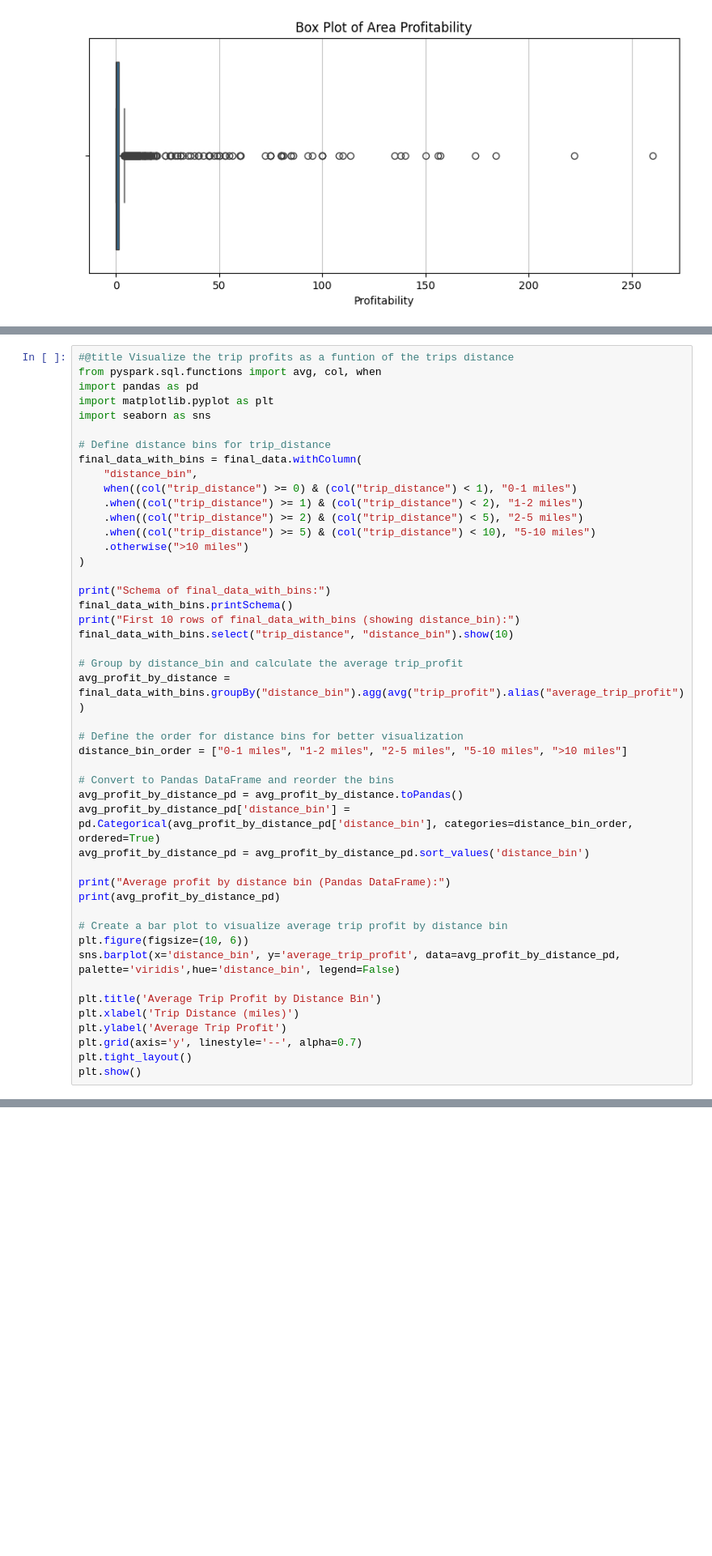
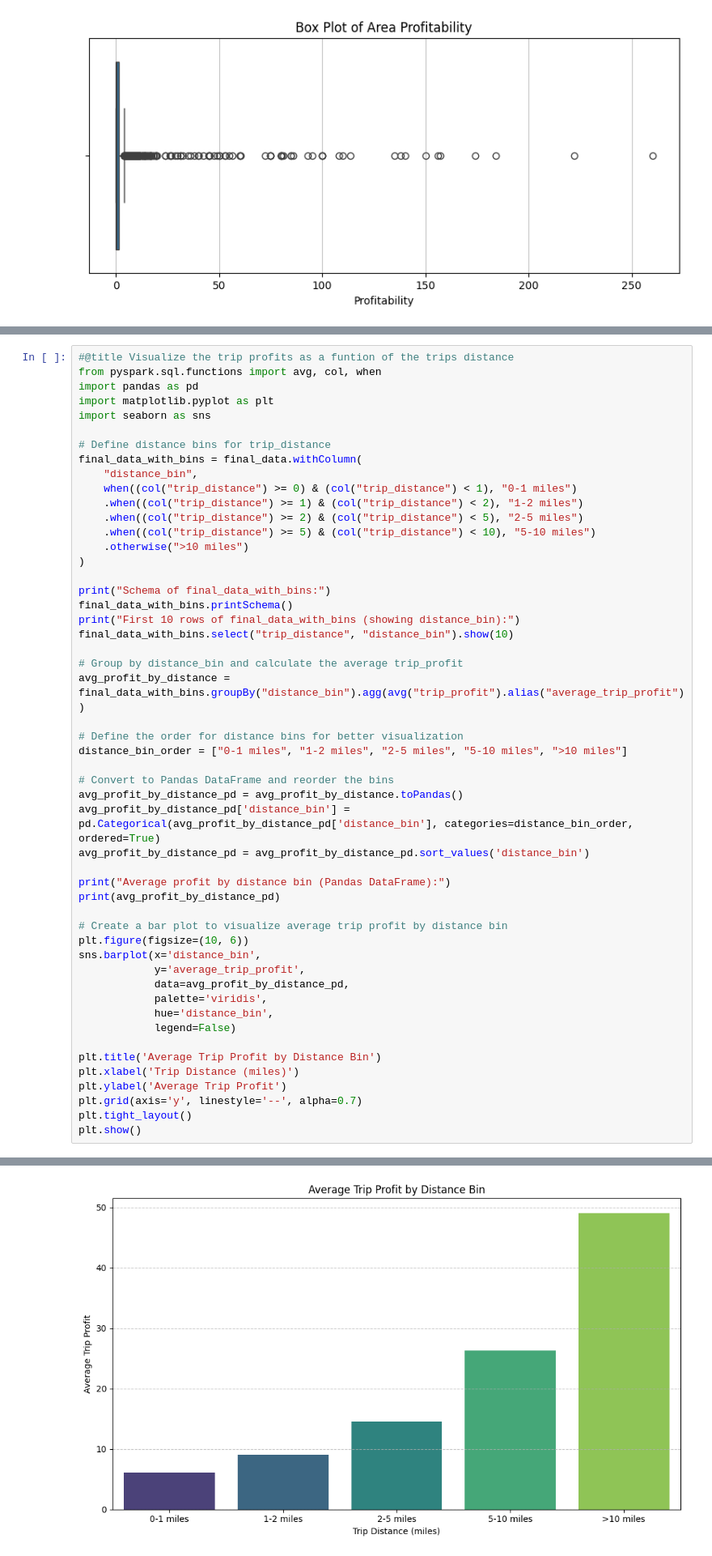
Before and after one commit to aavarela/SPBD_Labs, a Jupyter notebook: project.ipynb, the cells around one changed output, grey strips where cells are left out. Shown: that part at 81% size. Drawn from its saved outputs; the diff is of its cells as text; blank space fills up the shorter version.

```diff
--- a/project.ipynb
+++ b/project.ipynb
@@ -362,7 +391,12 @@ print(avg_profit_by_distance_pd)
 
 # Create a bar plot to visualize average trip profit by distance bin
 plt.figure(figsize=(10, 6))
-sns.barplot(x='distance_bin', y='average_trip_profit', data=avg_profit_by_distance_pd, palette='viridis',hue='distance_bin', legend=False)
+sns.barplot(x='distance_bin',
+            y='average_trip_profit',
+            data=avg_profit_by_distance_pd,
+            palette='viridis',
+            hue='distance_bin',
+            legend=False)
 
 plt.title('Average Trip Profit by Distance Bin')
 plt.xlabel('Trip Distance (miles)')
@@ -370,3 +404,4 @@ plt.ylabel('Average Trip Profit')
 plt.grid(axis='y', linestyle='--', alpha=0.7)
 plt.tight_layout()
 plt.show()
+# %% [output]
@@ -373 +425,2 @@ plt.show()
+[figure, added]
 # %% [markdown]
```
Also changed, not shown: parts of 22 cells of this notebook.
